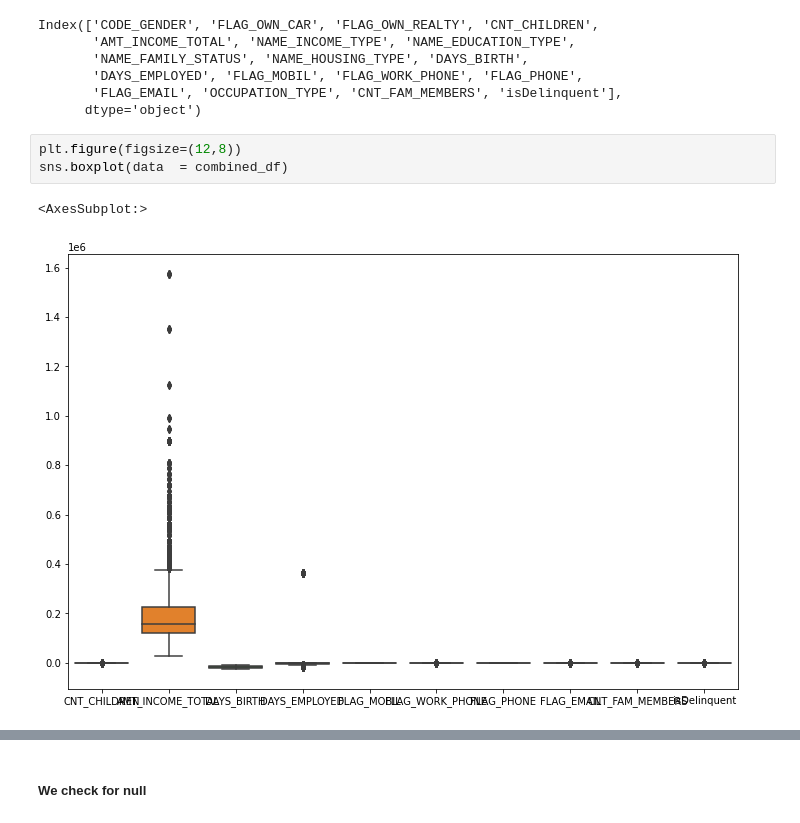
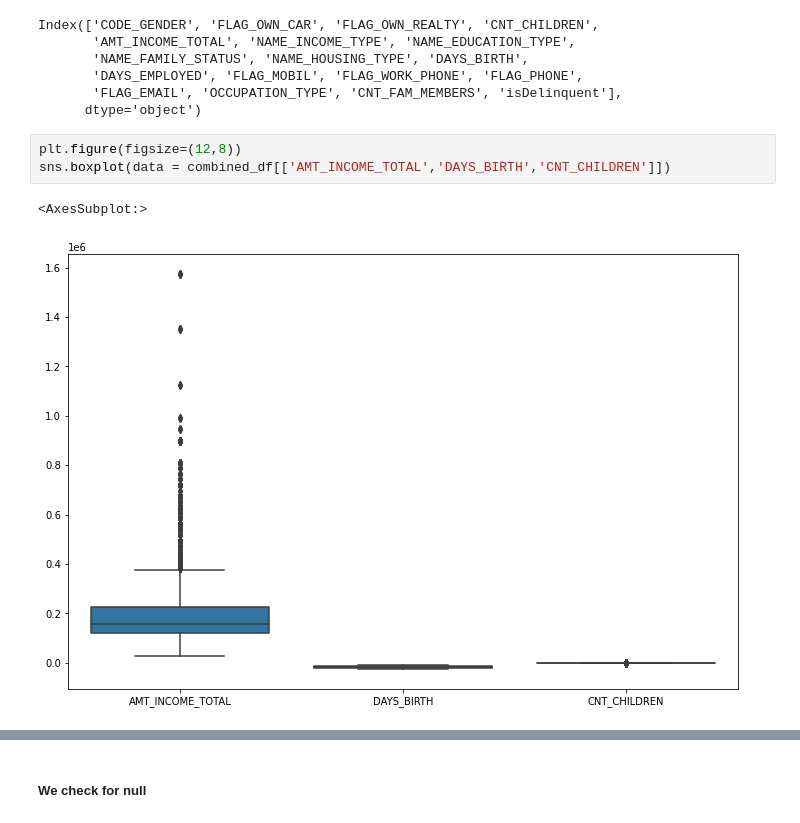
Before and after one commit to anusu90/CTR, a Jupyter notebook: CTR.ipynb, the cells around one changed output, grey strips where cells are left out. Saved outputs shown, nothing was run; the diff lists cells and outputs as text.

```diff
--- a/CTR.ipynb
+++ b/CTR.ipynb
@@ -156,7 +156,7 @@ Index(['CODE_GENDER', 'FLAG_OWN_CAR', 'FLAG_OWN_REALTY', 'CNT_CHILDREN',
       dtype='object')
 # %%
 plt.figure(figsize=(12,8))
-sns.boxplot(data  = combined_df)
+sns.boxplot(data = combined_df[['AMT_INCOME_TOTAL','DAYS_BIRTH','CNT_CHILDREN']])
 # %% [output]
 <AxesSubplot:>
-[figure, old version]
+[figure, new version]
```
Also changed, not shown: parts of 31 cells of this notebook, 3 other files.
